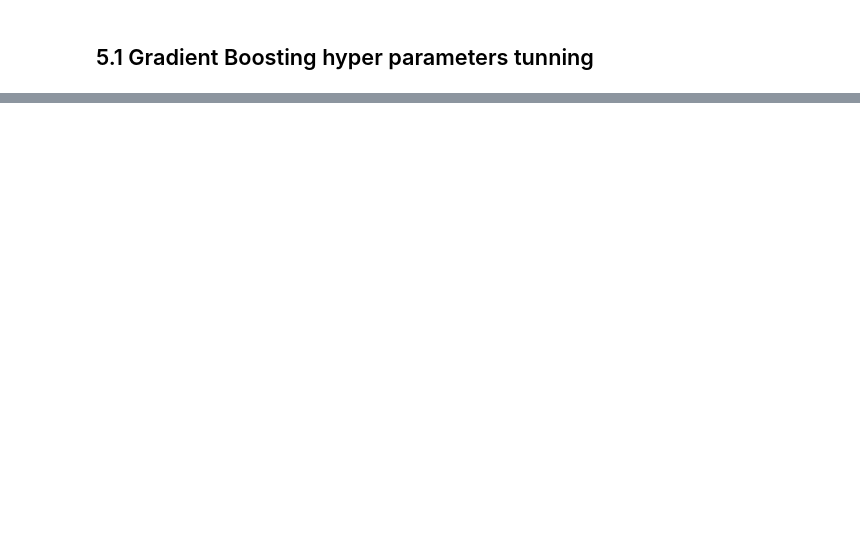
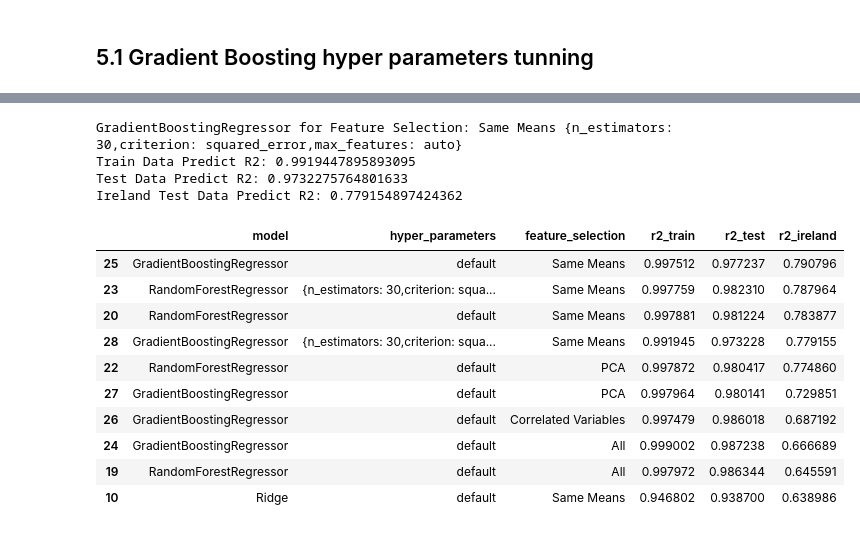
Before and after one commit to rmsryu/ca2-agriculture, a Jupyter notebook: notebooks/02_agriculture_machine_learning.ipynb, the cells around one changed output, grey strips where cells are left out. Drawn from its saved outputs; the diff is of its cells as text; code cells hidden in the pictures; blank space fills up the shorter version.

```diff
--- a/notebooks/02_agriculture_machine_learning.ipynb
+++ b/notebooks/02_agriculture_machine_learning.ipynb
@@ -712,3 +715,35 @@ model = ParameterTunning(GradientBoostingRegressor(), hyper_params, X, y)
+# %%
+k = "Same Means"
+v = dic_variables.get("Same Means")
+run_model(
+        job_id=count,
+        model= GradientBoostingRegressor(alpha=0.2,n_estimators=40,loss='squared_error',criterion='friedman_mse',max_features='auto'),
+        feature_selection=k,
+        params_txt="{n_estimators: 30,criterion: squared_error,max_features: auto}",
+        independant_vars=v,
+        dependant_var=dependant_variable,
+        dataset=agriculture_df
+)
+count+=1
+# %% [output]
+GradientBoostingRegressor for Feature Selection: Same Means {n_estimators: 30,criterion: squared_error,max_features: auto}
+Train Data Predict R2: 0.9919447895893095
+Test Data Predict R2: 0.9732275764801633
+Ireland Test Data Predict R2: 0.779154897424362
+# %%
+summary_df.sort_values("r2_ireland", ascending=False).head(10)
+# %% [output]
+|  | model | hyper_parameters | feature_selection | r2_train | r2_test | r2_ireland |
+| 25 | GradientBoostingRegressor | default | Same Means | 0.997512 | 0.977237 | 0.790796 |
+| 23 | RandomForestRegressor | {n_estimators: 30,criterion: squa... | Same Means | 0.997759 | 0.982310 | 0.787964 |
+| 20 | RandomForestRegressor | default | Same Means | 0.997881 | 0.981224 | 0.783877 |
+| 28 | GradientBoostingRegressor | {n_estimators: 30,criterion: squa... | Same Means | 0.991945 | 0.973228 | 0.779155 |
+| 22 | RandomForestRegressor | default | PCA | 0.997872 | 0.980417 | 0.774860 |
+| 27 | GradientBoostingRegressor | default | PCA | 0.997964 | 0.980141 | 0.729851 |
+| 26 | GradientBoostingRegressor | default | Correlated Variables | 0.997479 | 0.986018 | 0.687192 |
+| 24 | GradientBoostingRegressor | default | All | 0.999002 | 0.987238 | 0.666689 |
+| 19 | RandomForestRegressor | default | All | 0.997972 | 0.986344 | 0.645591 |
+| 10 | Ridge | default | Same Means | 0.946802 | 0.938700 | 0.638986 |
 # %%
 # Plot learning curve to compare the 2 best models
 v = dic_variables.get("Same Means")
```
Also changed, not shown: parts of 13 cells of this notebook, 13 other files.
